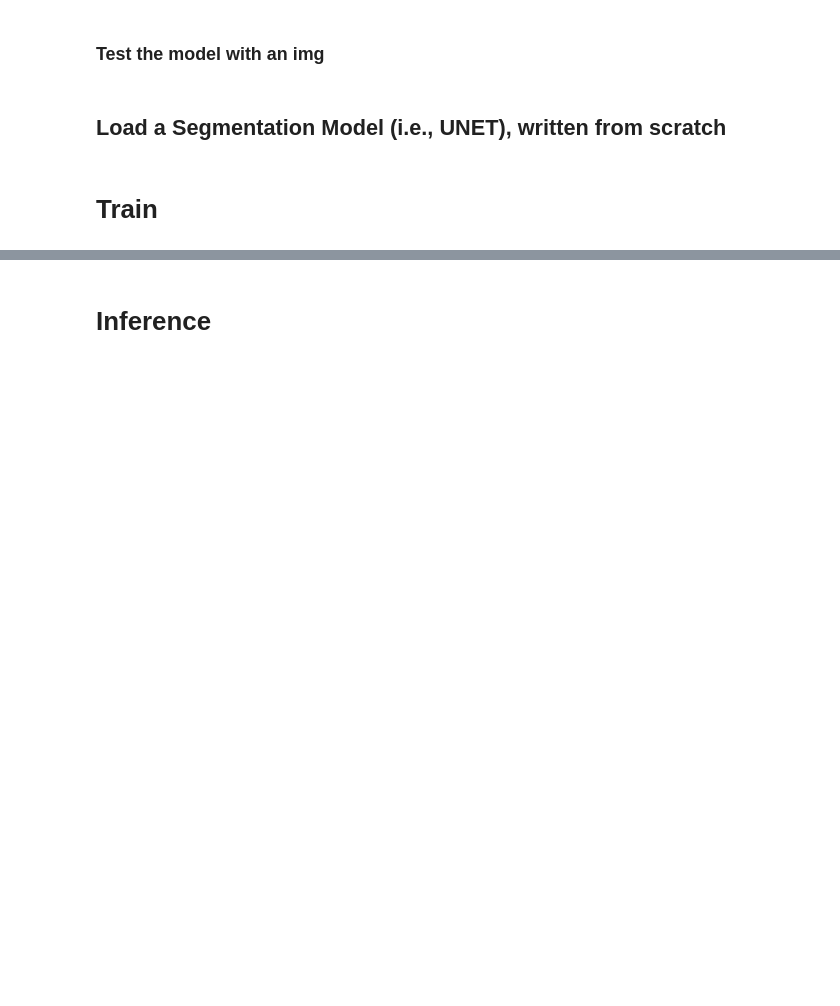
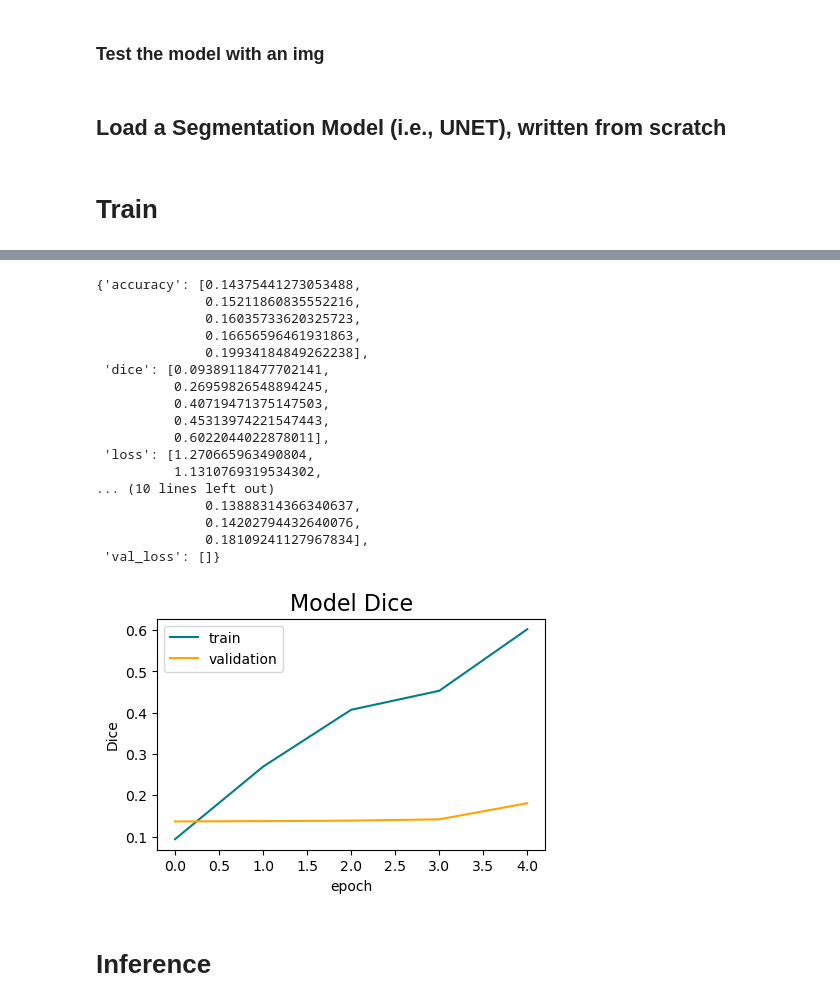
Before and after one commit to tekboart/crack-binary-semantic-segmentaion, a Jupyter notebook: 0 Interview/HKUST/train.ipynb, the cells around one changed output, grey strips where cells are left out. Drawn from its saved outputs; the diff is of its cells as text; code cells hidden in the pictures; blank space fills up the shorter version.

```diff
--- a/0 Interview/HKUST/train.ipynb
+++ b/0 Interview/HKUST/train.ipynb
@@ -71,9 +79,11 @@ Device used for calculation (CPU\Cuda): cuda:0
 # %%
 device = device
 lr = 1e-4
-batch_size = 2
+# due to limited Mem I values larger than 4 raise GPU MEM Error
+batch_size = 16
 epochs = 5
 num_workers = 2
+# for UNet the H/W must be a factor of 32
 image_height = 384
 image_width = 640
 num_classes = 1
@@ -200,7 +227,7 @@ metrics_fn = {
     "accuracy": accuracy_segment,
 }
 
-train_model(
+history = train_model(
     model,
     train_loader,
     val_loader,
@@ -209,5 +236,7 @@ train_model(
     device=device,
     metrics=metrics,
     metrics_fn=metrics_fn,
+    save_model=False,
+    save_checkpoint_path='./models/'
 )
 # %% [output]
@@ -254,3 +332,37 @@ Checkpoint was saved as: ./models/2023.07.06@00-20-53-model_checkpoint.pth.tar
+# %%
+# print the history of evaluation metrics (during training)
+pprint(history)
+
+# plot the metrics (both train & val)
+eval_metric = 'dice'
+fig, ax = plt.subplots(figsize=(5, 3))
+plt.plot(history[eval_metric], color='Teal', label='train')
+plt.plot(history[f'val_{eval_metric}'], color='Orange', label='validation')
+plt.xlabel('epoch')
+plt.ylabel(eval_metric.title())
+# plt.suptitle('Model Accuracy', fontsize=20)
+plt.title(f'Model {eval_metric.title()}', fontsize=16)
+plt.legend(loc='best')
+plt.show()
+# %% [output]
+{'accuracy': [0.14375441273053488,
+              0.15211860835552216,
+              0.16035733620325723,
+              0.16656596461931863,
+              0.19934184849262238],
+ 'dice': [0.09389118477702141,
+          0.26959826548894245,
+          0.40719471375147503,
+          0.45313974221547443,
+          0.6022044022878011],
+ 'loss': [1.270665963490804,
+          1.1310769319534302,
+... (10 lines left out)
+              0.13888314366340637,
+              0.14202794432640076,
+              0.18109241127967834],
+ 'val_loss': []}
+[figure, added]
 # %% [markdown]
 # Inference
 # %%
```
Also changed, not shown: parts of 8 cells of this notebook.
